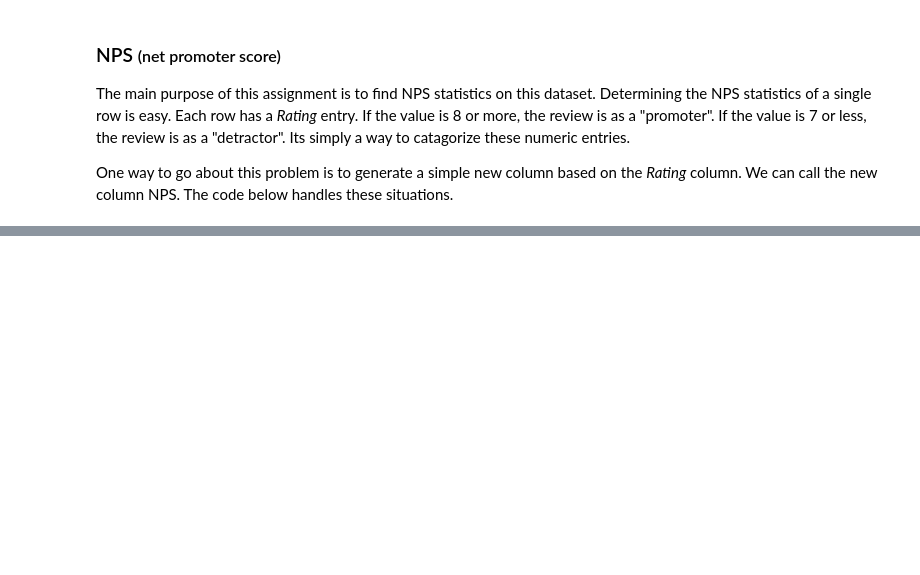
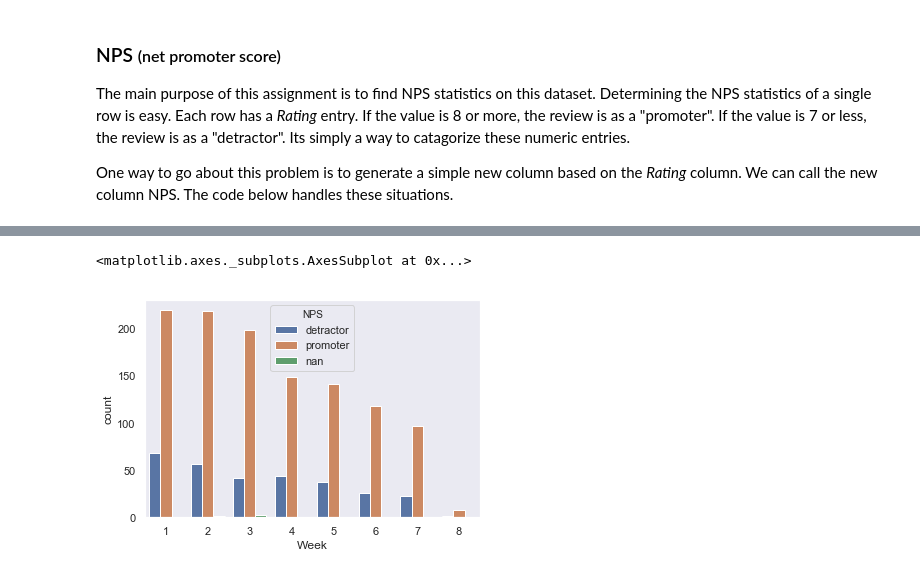
Before and after one commit to noltron000-coursework/ds-1-1-nps-project, a Jupyter notebook: project.ipynb, the cells around one changed output, grey strips where cells are left out. Saved outputs shown, nothing was run; the diff lists cells and outputs as text; code cells hidden in the pictures; blank space fills up the shorter version.

```diff
--- a/project.ipynb
+++ b/project.ipynb
@@ -148,0 +182,6 @@ seaborn.lineplot(x='Week', y='Rating', data=data)
+# %%
+# over the course of the term, less students fill out the survey.
+seaborn.countplot(x='Week', hue='NPS', data=data)
+# %% [output]
+<matplotlib.axes._subplots.AxesSubplot at 0x...>
+[figure, added]
```
Also changed, not shown: parts of 17 cells of this notebook, 1 other file.
